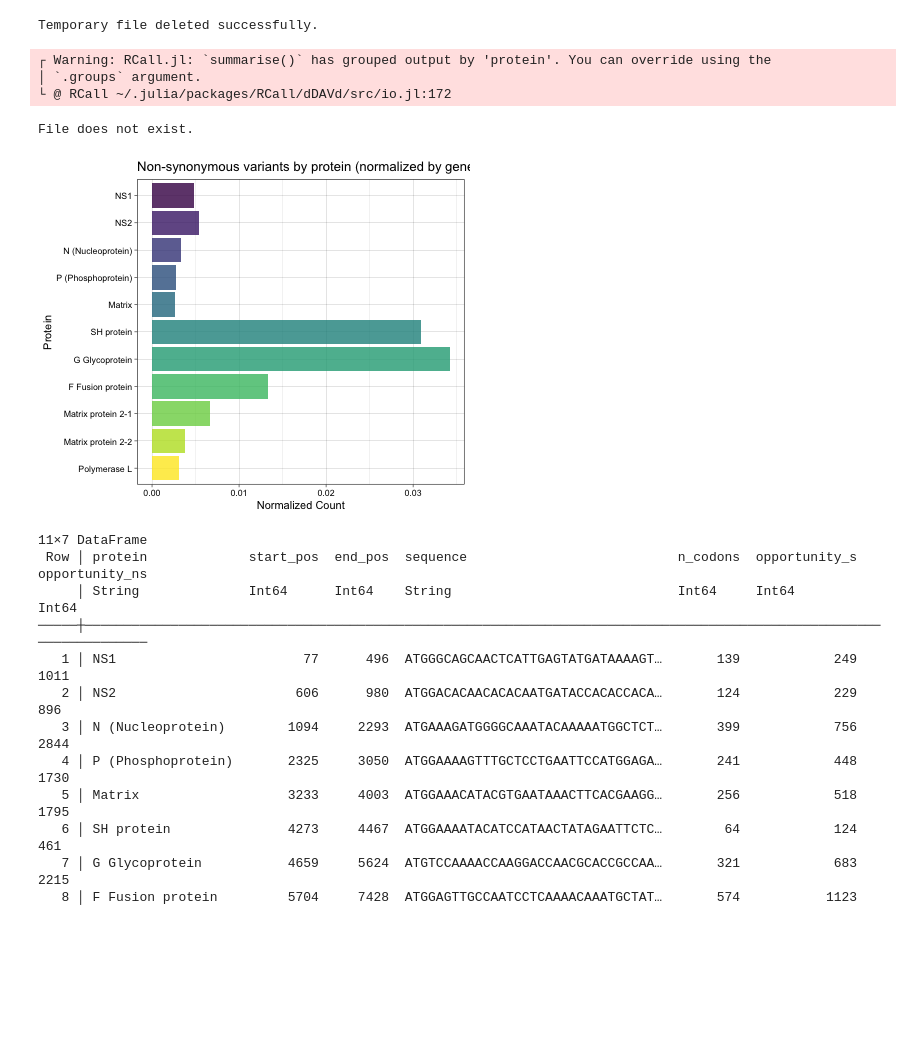
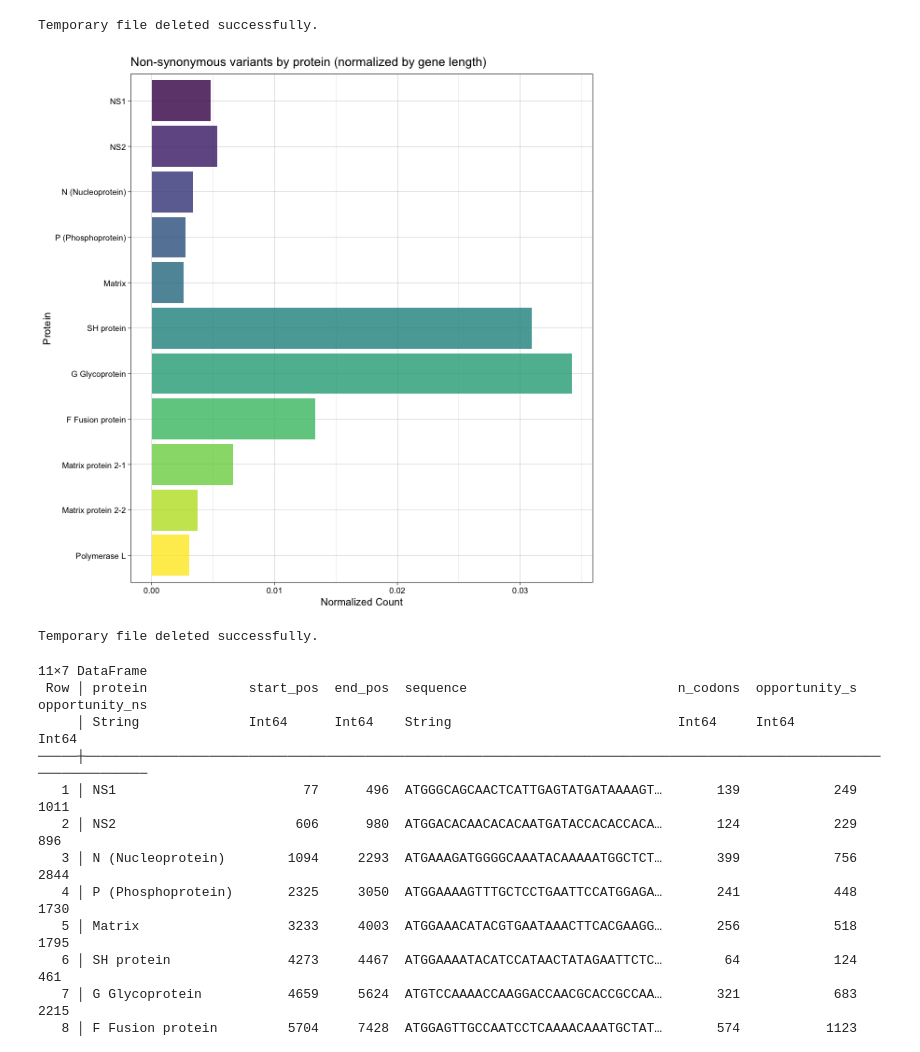
Before and after one commit to ewanwsmith/RSV_haplotype_reconstruction, a Jupyter notebook: src/variants.ipynb, the cells around one changed output. Saved outputs shown, nothing was run; the diff lists cells and outputs as text; code cells hidden in the pictures; blank space fills up the shorter version.

Commit message:
fix RCall.jl warning

```diff
--- a/src/variants.ipynb
+++ b/src/variants.ipynb
@@ -688,46 +688,42 @@ library(dplyr)
 summary_data <- variants %>%
   filter(is_synonymous == "No") %>%
   group_by(protein, gene_length) %>%
-  summarise(count = n(), start_pos = max(start_pos)) %>%
+  summarise(count = n(), start_pos = max(start_pos), .groups = 'drop') %>%
   mutate(normalized_count = count / gene_length) %>%
-  ungroup() %>%
   arrange(desc(start_pos))
 
 # Create the ggplot
 p <- summary_data %>%
   mutate(protein = factor(protein, levels = unique(protein))) %>%
   ggplot(aes(x = protein, y = normalized_count, fill = protein)) +
   geom_bar(stat = "identity") +
   theme_linedraw() +
   theme(legend.position = "bottom") +
   labs(title = "Non-synonymous variants by protein (normalized by gene length)",
        x = "Protein", y = "Normalized Count") +
   scale_fill_viridis(discrete = TRUE, alpha = 0.8, direction = -1) +
   theme(legend.position = "none") +
   coord_flip()
 
-# Print the plot
+png(filename = $output_path, width = 600, height = 600)
 print(p)
-
+dev.off()
 """
 
 # Read and display the image file in Julia
 if isfile(output_path)
     img = load(output_path)
     display(img)
 
     # Delete the temporary image file after displaying
     rm(output_path; force = true)
     println("Temporary file deleted successfully.")
 else
     println("File does not exist.")
 end
 # %% [output]
+[figure, new version]
-┌ Warning: RCall.jl: `summarise()` has grouped output by 'protein'. You can override using the
-│ `.groups` argument.
-└ @ RCall ~/.julia/packages/RCall/dDAVd/src/io.jl:172
+Temporary file deleted successfully.
-File does not exist.
-[figure, old version]
 # %%
 # generate opportunities in fasta_df
 
```
